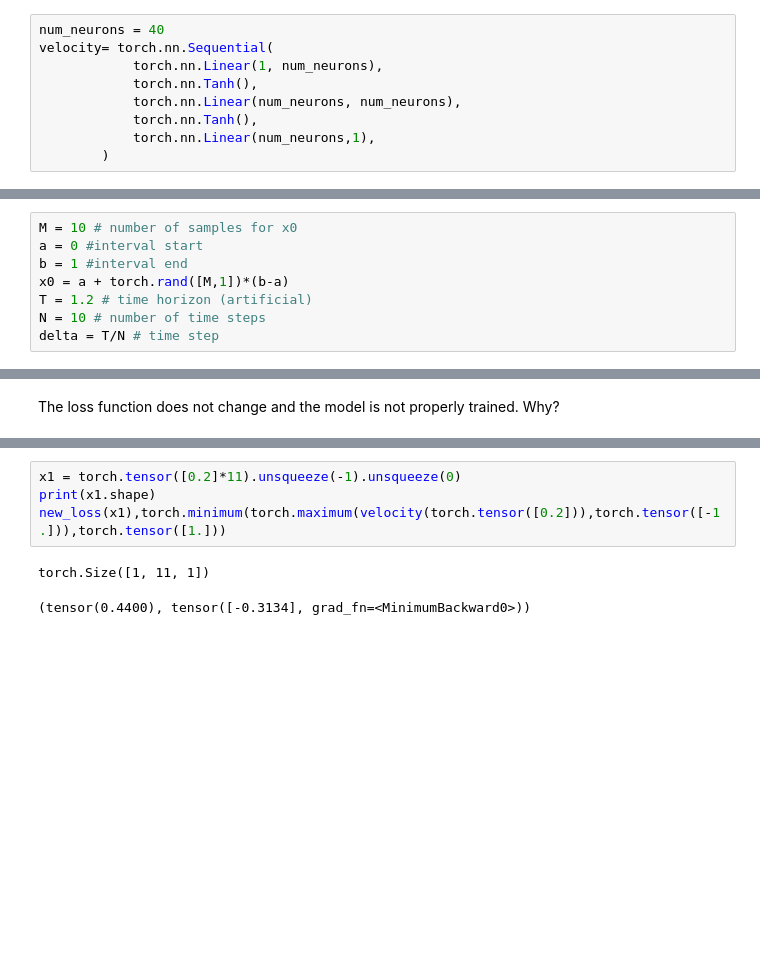
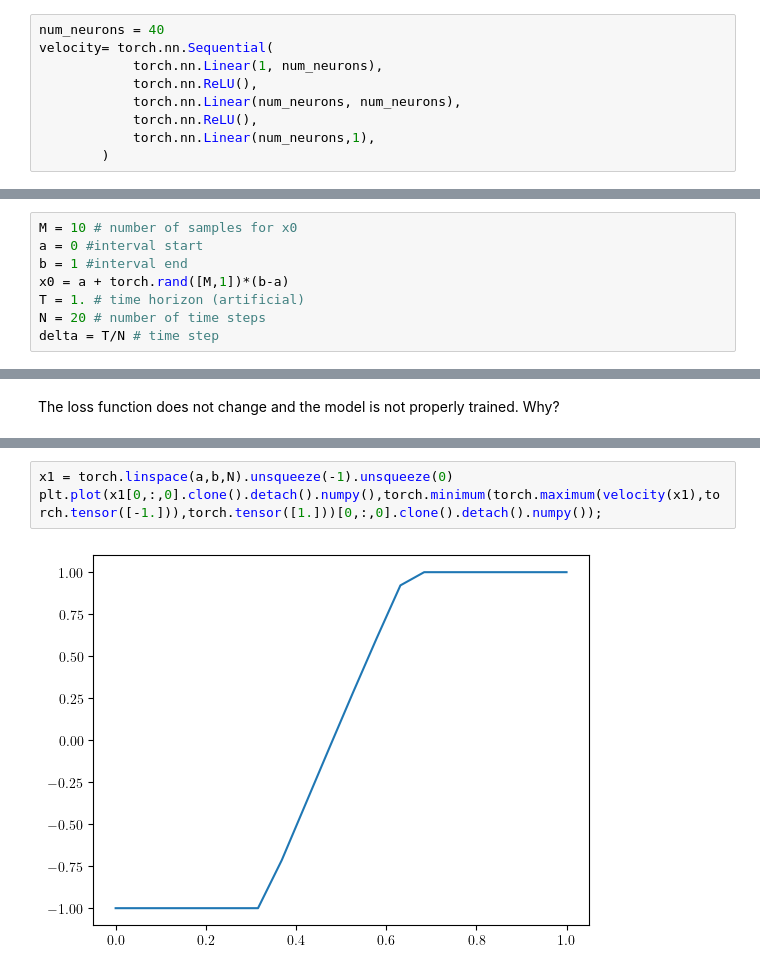
Before and after one commit to arashfahim/Stochastic_Control_FSU, a Jupyter notebook: shortest_exit_time.ipynb, the cells around one changed output, grey strips where cells are left out. Cells and saved outputs as stored; diff of their text form; blank space fills up the shorter version.

```diff
--- a/shortest_exit_time.ipynb
+++ b/shortest_exit_time.ipynb
@@ -49,9 +53,9 @@ Here, we use a specific cost function to approximately find the solution of this
 num_neurons = 40
 velocity= torch.nn.Sequential(
             torch.nn.Linear(1, num_neurons),
-            torch.nn.Tanh(),
+            torch.nn.ReLU(),
             torch.nn.Linear(num_neurons, num_neurons),
-            torch.nn.Tanh(),
+            torch.nn.ReLU(),
             torch.nn.Linear(num_neurons,1),
         )
 # %% [markdown]
@@ -63,8 +67,8 @@ M = 10 # number of samples for x0
 a = 0 #interval start
 b = 1 #interval end
 x0 = a + torch.rand([M,1])*(b-a)
-T = 1.2 # time horizon (artificial)
-N = 10 # number of time steps
+T = 1. # time horizon (artificial)
+N = 20 # number of time steps
 delta = T/N # time step
 # %% [markdown]
 ## Dynamic of the state process
@@ -190,7 +182,5 @@ tensor([2.1534], grad_fn=<ViewBackward0>)
 # %%
-x1 = torch.tensor([0.2]*11).unsqueeze(-1).unsqueeze(0)
-print(x1.shape)
-new_loss(x1),torch.minimum(torch.maximum(velocity(torch.tensor([0.2])),torch.tensor([-1.])),torch.tensor([1.]))
+x1 = torch.linspace(a,b,N).unsqueeze(-1).unsqueeze(0)
+plt.plot(x1[0,:,0].clone().detach().numpy(),torch.minimum(torch.maximum(velocity(x1),torch.tensor([-1.])),torch.tensor([1.]))[0,:,0].clone().detach().numpy());
 # %% [output]
-torch.Size([1, 11, 1])
-(tensor(0.4400), tensor([-0.3134], grad_fn=<MinimumBackward0>))
+[figure, added]
```
Also changed, not shown: parts of 12 cells of this notebook.
